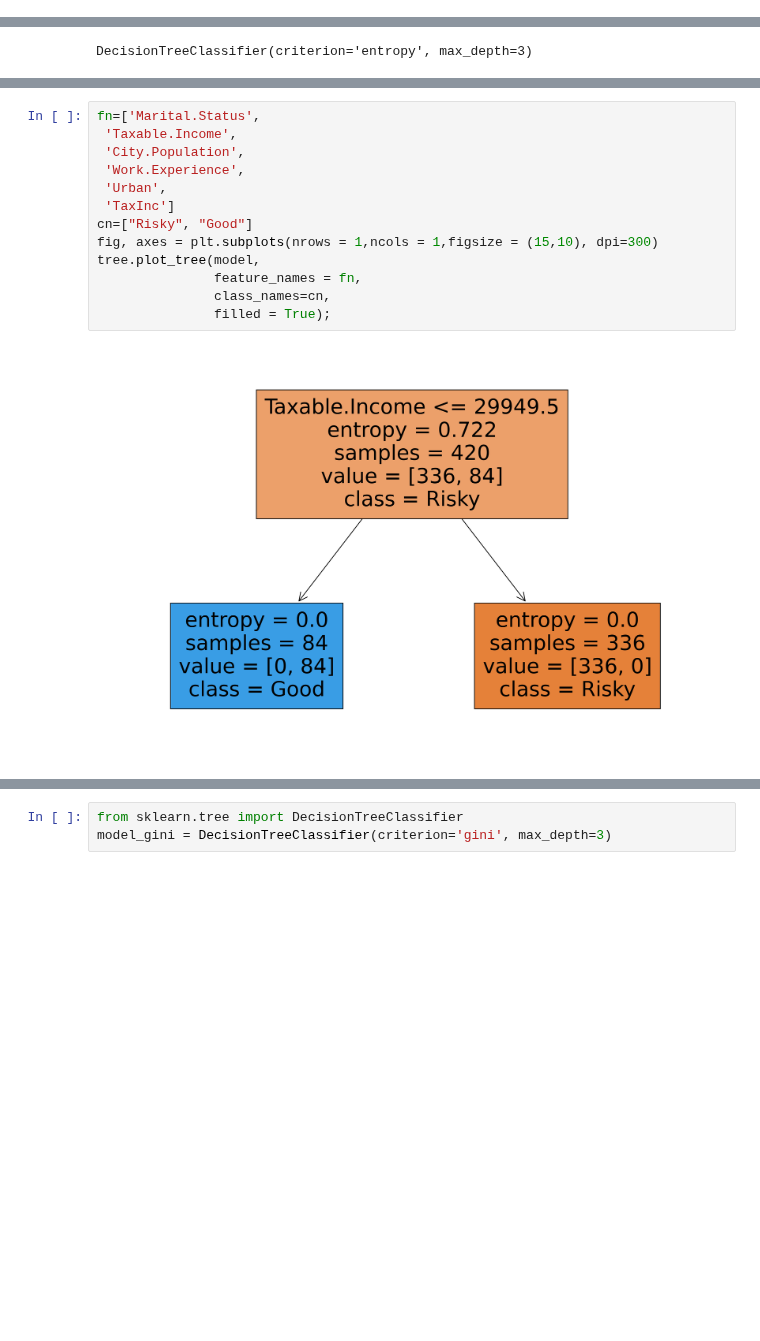
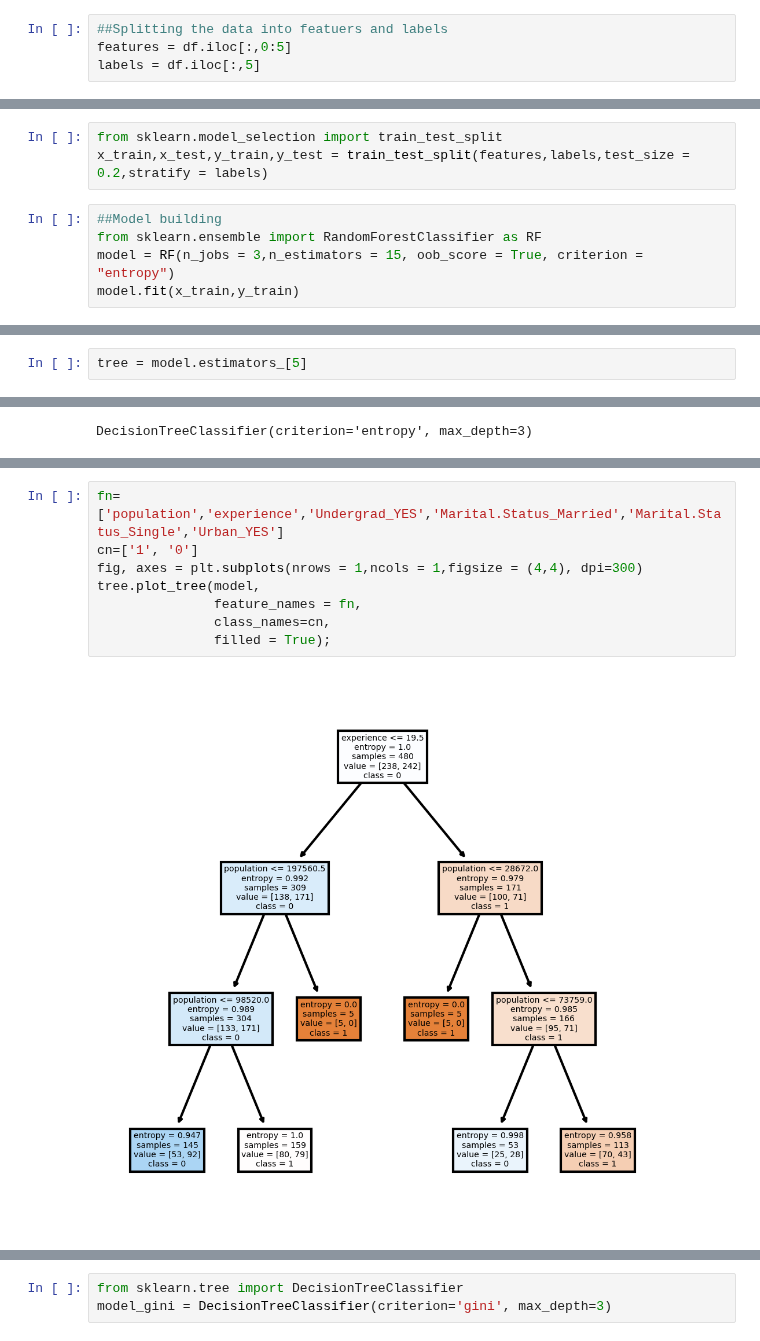
Before and after one commit to Bhavin52/Assignment, a Jupyter notebook: Decision_Tree_Q1.ipynb, the cells around one changed output, grey strips where cells are left out. Saved outputs shown, nothing was run; the diff lists cells and outputs as text; blank space fills up the shorter version.

```diff
--- a/Decision_Tree_Q1.ipynb
+++ b/Decision_Tree_Q1.ipynb
@@ -106,0 +123,4 @@ Building Decision Tree Classifier using Entropy Criteria
+# %%
+##Splitting the data into featuers and labels
+features = df.iloc[:,0:5]
+labels = df.iloc[:,5]
@@ -106,0 +133,8 @@ Building Decision Tree Classifier using Entropy Criteria
+# %%
+from sklearn.model_selection import train_test_split
+x_train,x_test,y_train,y_test = train_test_split(features,labels,test_size = 0.2,stratify = labels)
+# %%
+##Model building
+from sklearn.ensemble import RandomForestClassifier as RF
+model = RF(n_jobs = 3,n_estimators = 15, oob_score = True, criterion = "entropy")
+model.fit(x_train,y_train)
@@ -106,0 +185,2 @@ Building Decision Tree Classifier using Entropy Criteria
+# %%
+tree = model.estimators_[5]
@@ -116,18 +217,13 @@ tree.plot_tree(model);
 # %%
-fn=['Marital.Status',
- 'Taxable.Income',
- 'City.Population',
- 'Work.Experience',
- 'Urban',
- 'TaxInc']
-cn=["Risky", "Good"]
-fig, axes = plt.subplots(nrows = 1,ncols = 1,figsize = (15,10), dpi=300)
+fn=['population','experience','Undergrad_YES','Marital.Status_Married','Marital.Status_Single','Urban_YES']
+cn=['1', '0']
+fig, axes = plt.subplots(nrows = 1,ncols = 1,figsize = (4,4), dpi=300)
 tree.plot_tree(model,
                feature_names = fn,
                class_names=cn,
                filled = True);
 # %% [output]
-[figure, old version]
+[figure, new version]
 # %%
 #Predicting on test data
 preds = model.predict(x_test) # predicting on test data set
```
Also changed, not shown: parts of 57 cells of this notebook.
